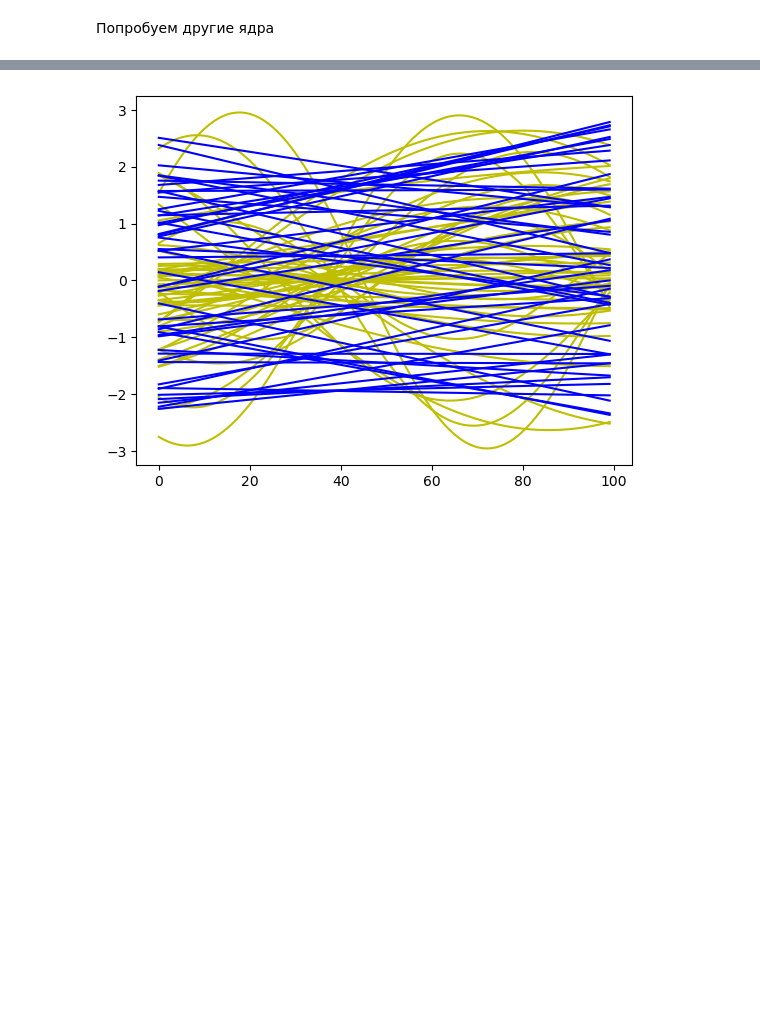
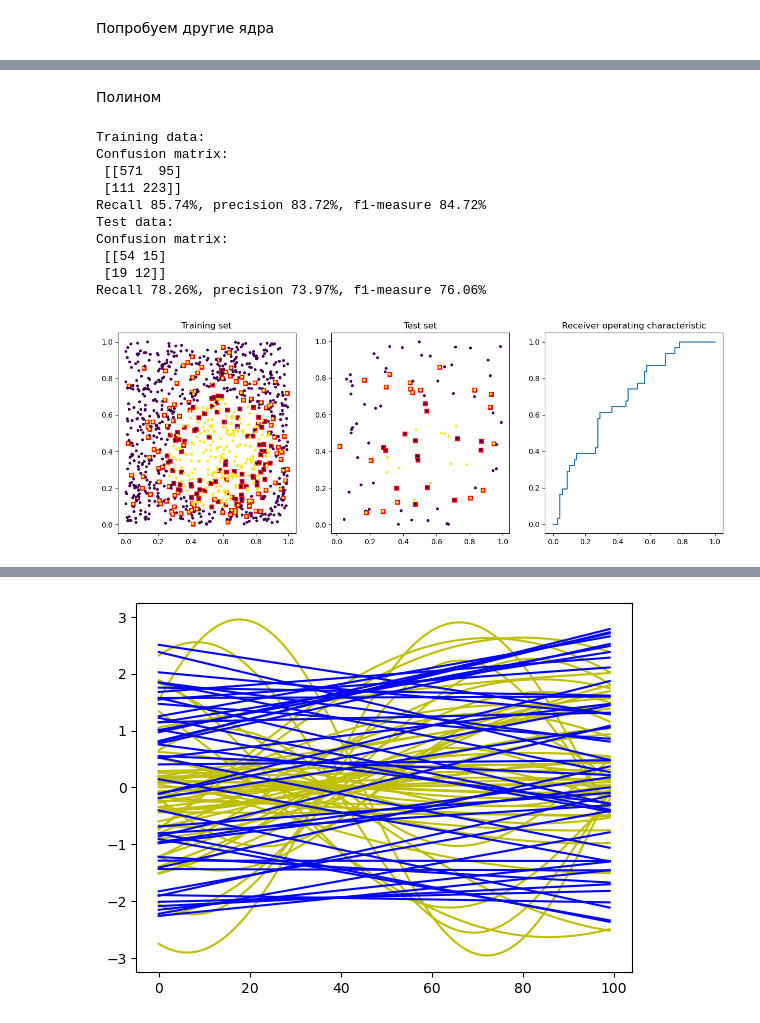
Before and after one commit to EHAT32/mlInPhysics, a Jupyter notebook: lab2.ipynb, the cells around one changed output, grey strips where cells are left out. Drawn from its saved outputs; the diff is of its cells as text; code cells hidden in the pictures; blank space fills up the shorter version.

```diff
--- a/lab2.ipynb
+++ b/lab2.ipynb
@@ -311,0 +309,17 @@ Recall 83.33%, precision 78.57%, f1-measure 80.88%
+# %% [markdown]
+Полином
+# %%
+clf = svm.SVC(kernel='poly', degree=2, coef0=1, gamma=10)
+benchmark_classifier(clf, problem, x_train, y_train, x_t, y_t)
+# %% [output]
+Training data:
+Confusion matrix:
+ [[571  95]
+ [111 223]]
+Recall 85.74%, precision 83.72%, f1-measure 84.72%
+Test data:
+Confusion matrix:
+ [[54 15]
+ [19 12]]
+Recall 78.26%, precision 73.97%, f1-measure 76.06%
+[figure, added]
```
Also changed, not shown: parts of 10 cells of this notebook.
